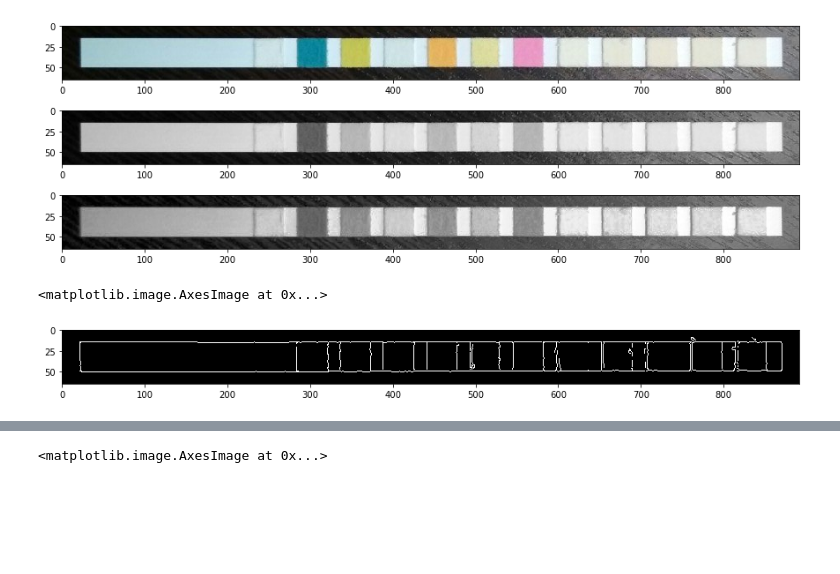
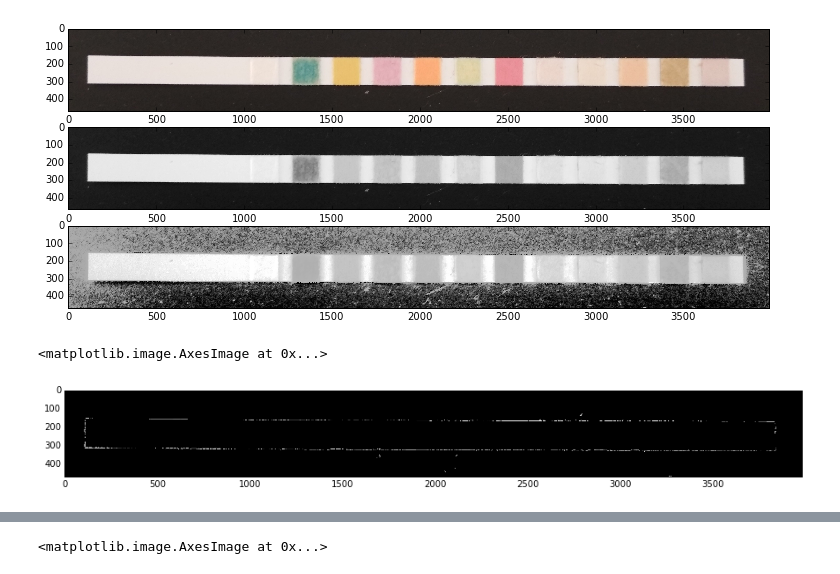
Before and after one commit to lysukhin/urinalysis, a Jupyter notebook: scripts/Geometry_analysis.ipynb, the cells around one changed output, grey strips where cells are left out. Cells and saved outputs as stored; diff of their text form; code cells hidden in the pictures; blank space fills up the shorter version.

```diff
--- a/scripts/Geometry_analysis.ipynb
+++ b/scripts/Geometry_analysis.ipynb
@@ -6,25 +6,25 @@ import matplotlib.pyplot as plt
 
 plt.rcParams['figure.figsize'] = 15, 5
 # %%
-image_bgr = cv2.imread("../../images/crop.png", cv2.IMREAD_COLOR)
+image_bgr = cv2.imread("../images/tests/4.JPG", cv2.IMREAD_COLOR)
 image_rgb = cv2.cvtColor(image_bgr, cv2.COLOR_BGR2RGB)
 image_gray = cv2.cvtColor(image_bgr, cv2.COLOR_BGR2GRAY)
 image_gray_enh = cv2.equalizeHist(image_gray)
 plt.subplot(3, 1, 1)
 plt.imshow(image_rgb)
 plt.subplot(3, 1, 2)
 plt.imshow(image_gray, cmap='gray')
 plt.subplot(3, 1, 3)
 plt.imshow(image_gray_enh, cmap='gray')
 plt.show()
 # %% [output]
-[figure, old version]
+[figure, new version]
 # %%
-edges = cv2.Canny(image_gray_enh, 50, 250, apertureSize=3, L2gradient=True)
+edges = cv2.Canny(image_gray, 50, 200, apertureSize=3, L2gradient=True)
 plt.imshow(edges, cmap='gray')
 # %% [output]
 <matplotlib.image.AxesImage at 0x...>
-[figure, old version]
+[figure, new version]
 # %%
 kernel = np.ones((7,7),np.uint8)
 edges_closed = cv2.morphologyEx(edges, cv2.MORPH_CLOSE, kernel)
```
Also changed, not shown: parts of 3 cells of this notebook, 54 other files.
